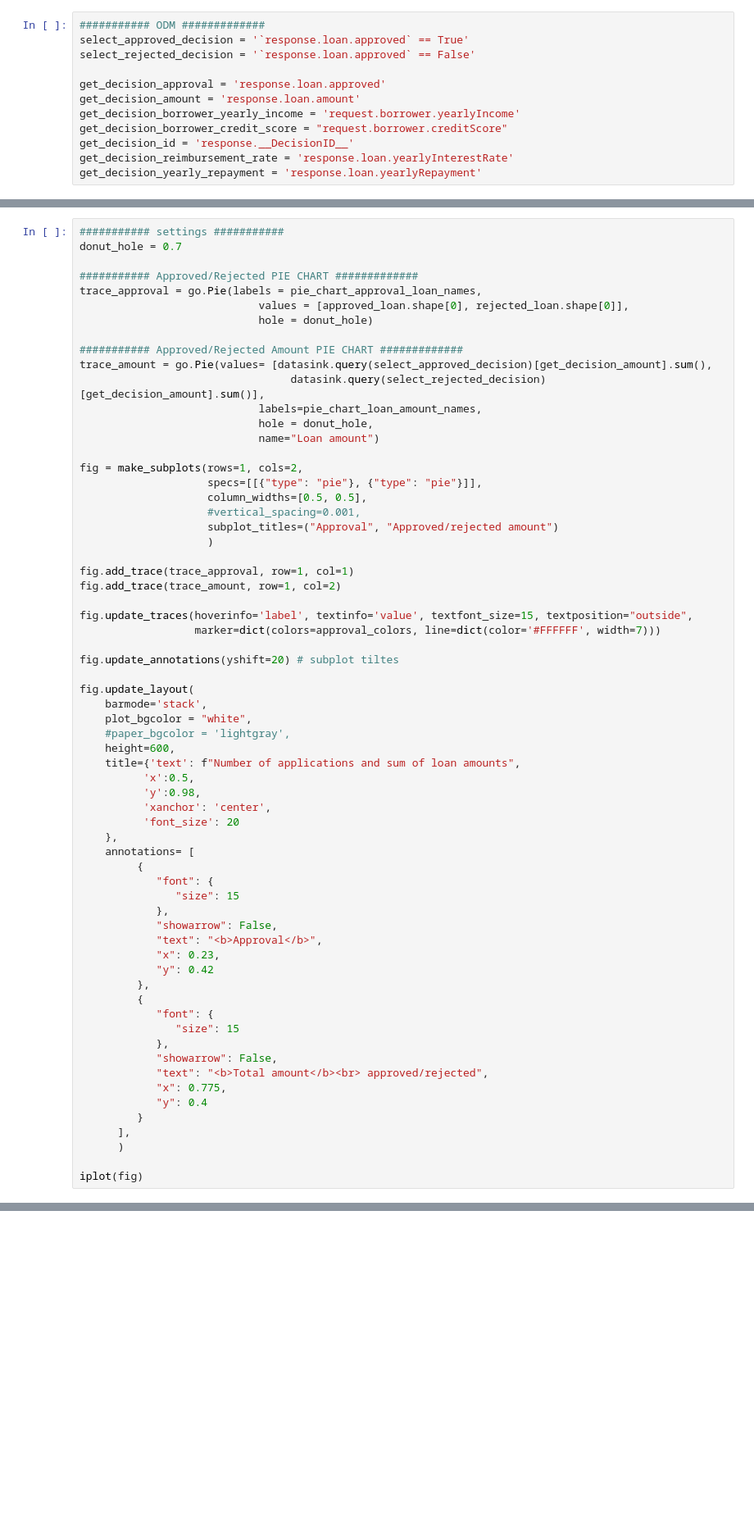
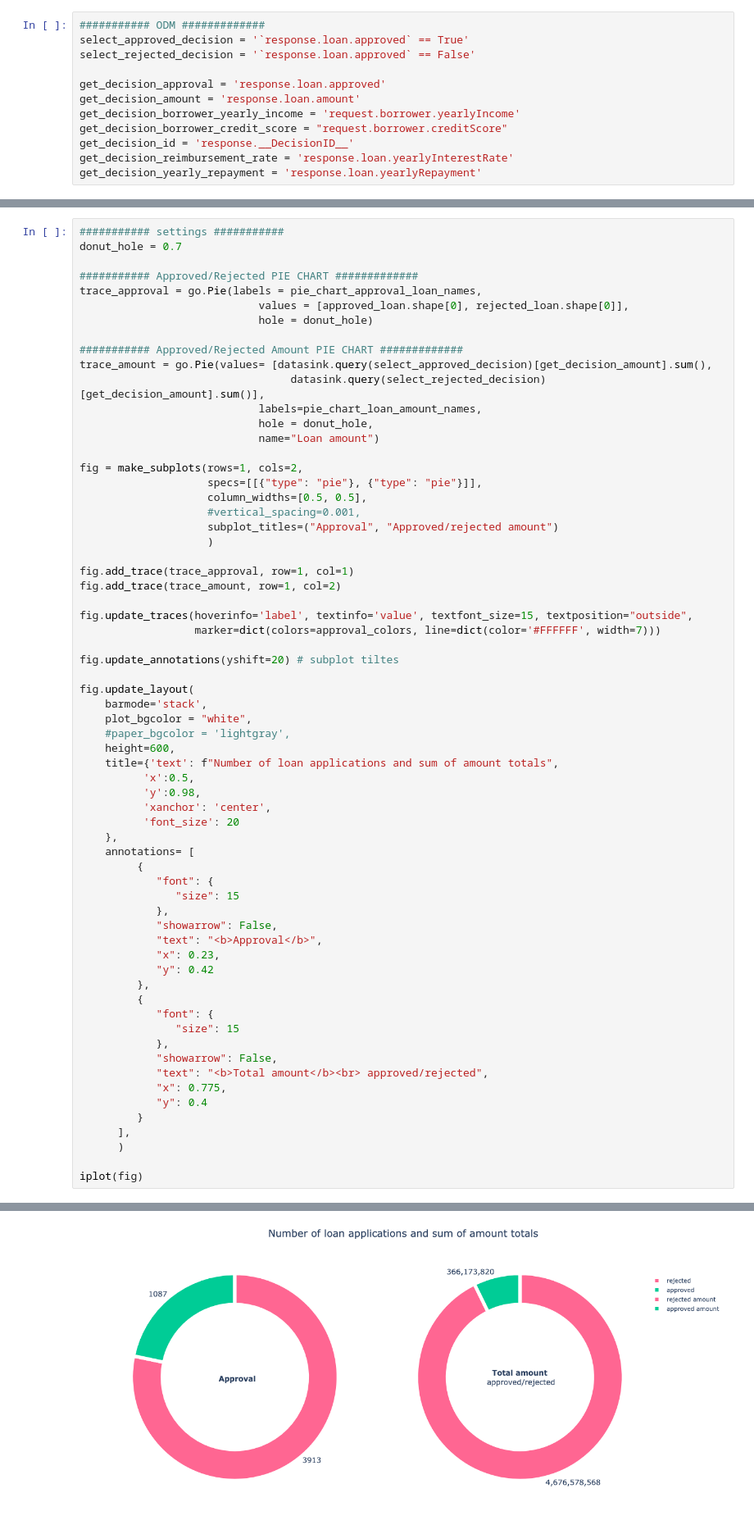
Before and after one commit to DecisionsDev/decisions-analytics, a Jupyter notebook: notebooks/ODM/odm-loanvalidation-analytics.ipynb, the cells around one changed output, grey strips where cells are left out. Shown at 82% size. Drawn from its saved outputs; the diff is of its cells as text; blank space fills up the shorter version.

```diff
--- a/notebooks/ODM/odm-loanvalidation-analytics.ipynb
+++ b/notebooks/ODM/odm-loanvalidation-analytics.ipynb
@@ -157,7 +177,7 @@ fig.update_layout(
     plot_bgcolor = "white",
     #paper_bgcolor = 'lightgray',
     height=600,
-    title={'text': f"Number of applications and sum of loan amounts",
+    title={'text': f"Number of loan applications and sum of amount totals",
           'x':0.5,
           'y':0.98,
           'xanchor': 'center',
@@ -191 +210,2 @@ iplot(fig)
+[figure, added]
 # %% [markdown]
```
Also changed, not shown: parts of 25 cells of this notebook.
